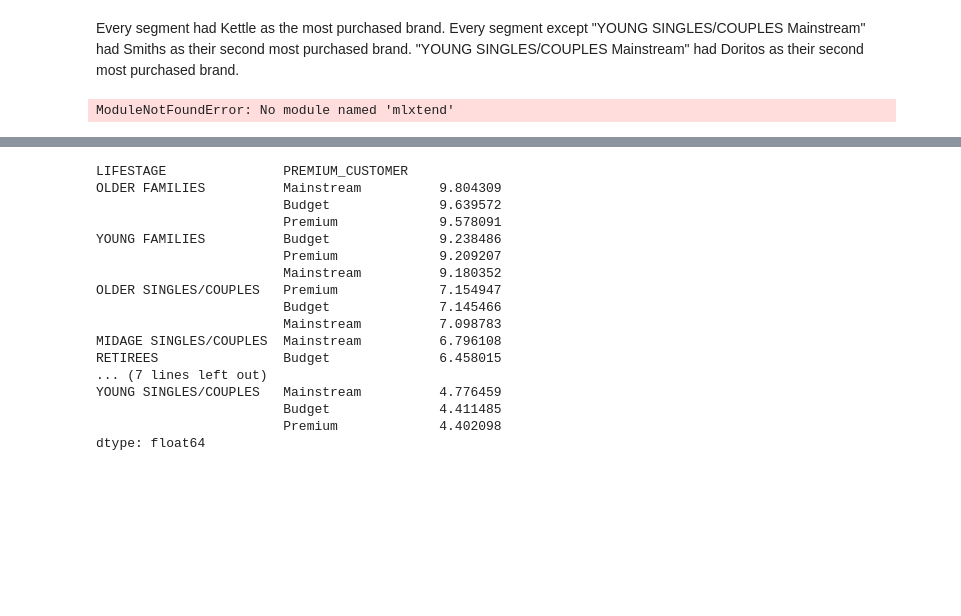
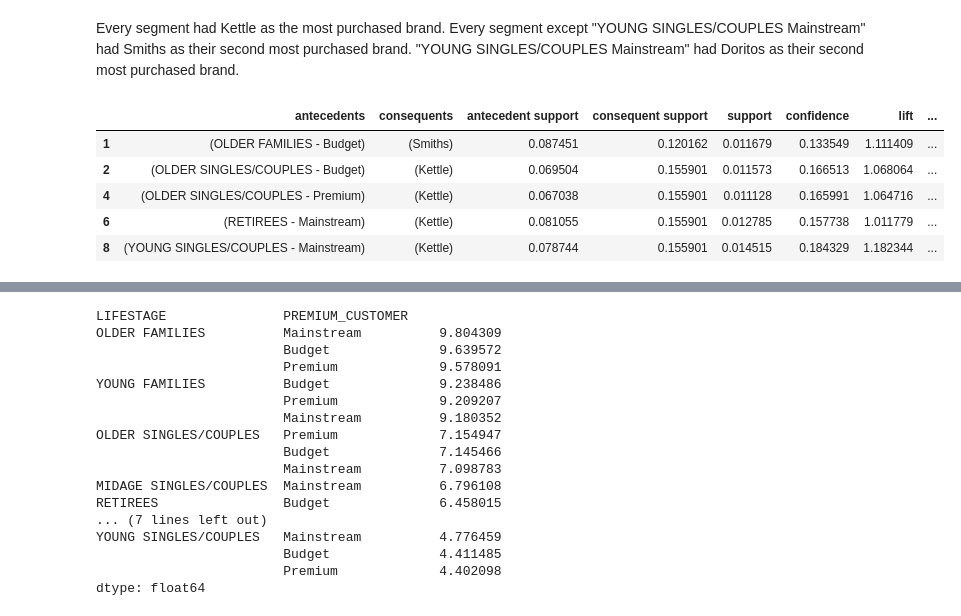
Before and after one commit to Taaran18/Quantium-Virtual-Internship, a Jupyter notebook: Task 1.ipynb, the cells around one changed output, grey strips where cells are left out. Cells and saved outputs as stored; diff of their text form; code cells hidden in the pictures; blank space fills up the shorter version.

```diff
--- a/Task 1.ipynb
+++ b/Task 1.ipynb
@@ -731,18 +740,23 @@ Every segment had Kettle as the most purchased brand. Every segment except "YOUN
 # %%
 temp = merged_data.reset_index().rename(columns={"index": "transaction"})
 temp["Segment"] = temp["LIFESTAGE"] + " - " + temp["PREMIUM_CUSTOMER"]
 segment_brand_encode = pd.concat(
     [pd.get_dummies(temp["Segment"]), pd.get_dummies(temp["Cleaned_Brand_Names"])],
     axis=1,
 )
 
 frequent_sets = apriori(segment_brand_encode, min_support=0.01, use_colnames=True)
-rules = association_rules(frequent_sets, metric="lift", min_threshold=1)
+rules = association_rules(frequent_sets, metric="lift", min_threshold=1, num_itemsets=len(frequent_sets))
 
 set_temp = temp["Segment"].unique()
 rules[rules["antecedents"].apply(lambda x: list(x)).apply(lambda x: x in set_temp)]
 # %% [output]
-ModuleNotFoundError: No module named 'mlxtend'
+|  | antecedents | consequents | antecedent support | consequent support | support | confidence | lift | ... |
+| 1 | (OLDER FAMILIES - Budget) | (Smiths) | 0.087451 | 0.120162 | 0.011679 | 0.133549 | 1.111409 | ... |
+| 2 | (OLDER SINGLES/COUPLES - Budget) | (Kettle) | 0.069504 | 0.155901 | 0.011573 | 0.166513 | 1.068064 | ... |
+| 4 | (OLDER SINGLES/COUPLES - Premium) | (Kettle) | 0.067038 | 0.155901 | 0.011128 | 0.165991 | 1.064716 | ... |
+| 6 | (RETIREES - Mainstream) | (Kettle) | 0.081055 | 0.155901 | 0.012785 | 0.157738 | 1.011779 | ... |
+| 8 | (YOUNG SINGLES/COUPLES - Mainstream) | (Kettle) | 0.078744 | 0.155901 | 0.014515 | 0.184329 | 1.182344 | ... |
 # %%
 merged_pack = pd.concat([merged_data, pack_sizes.rename("Pack_Size")], axis=1)
 
```
Also changed, not shown: parts of 23 cells of this notebook, 6 other files.
